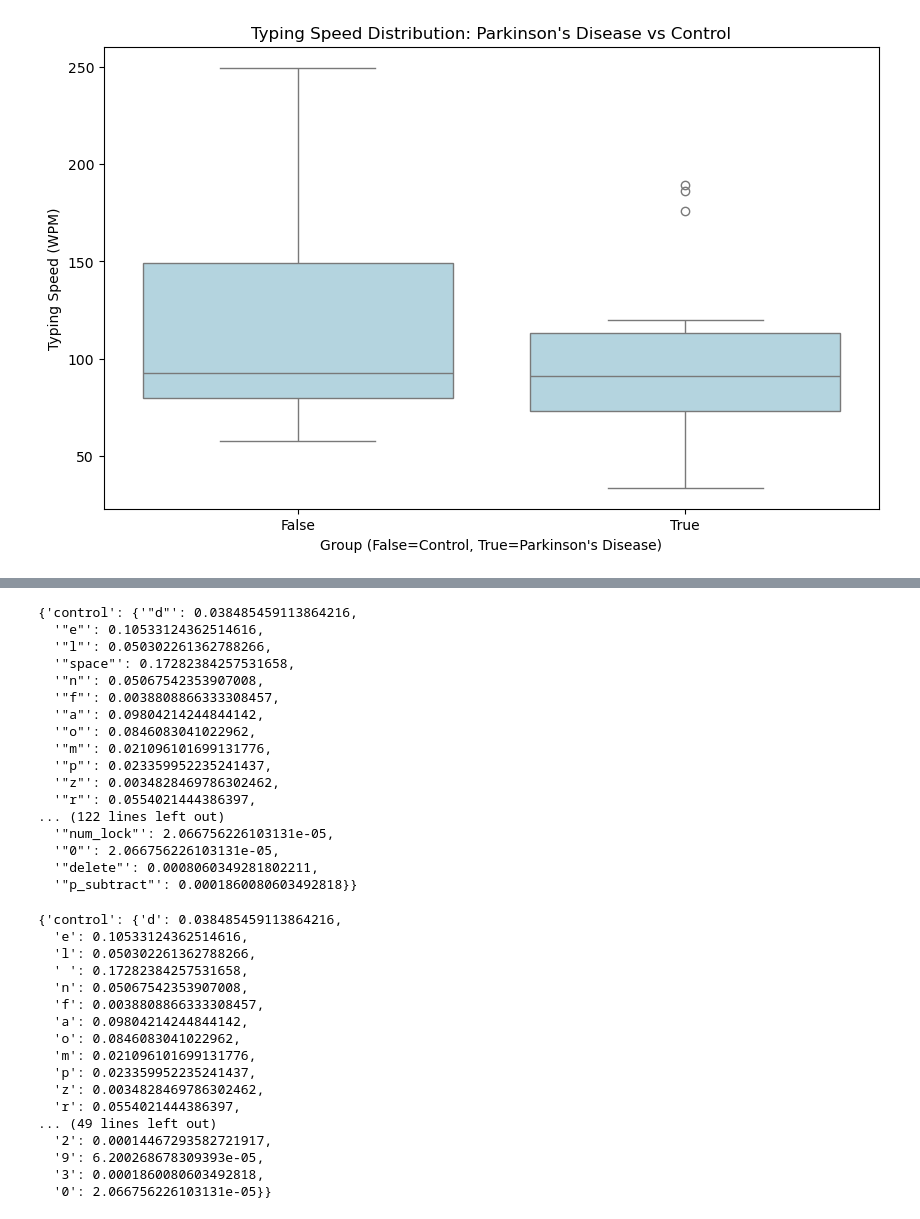
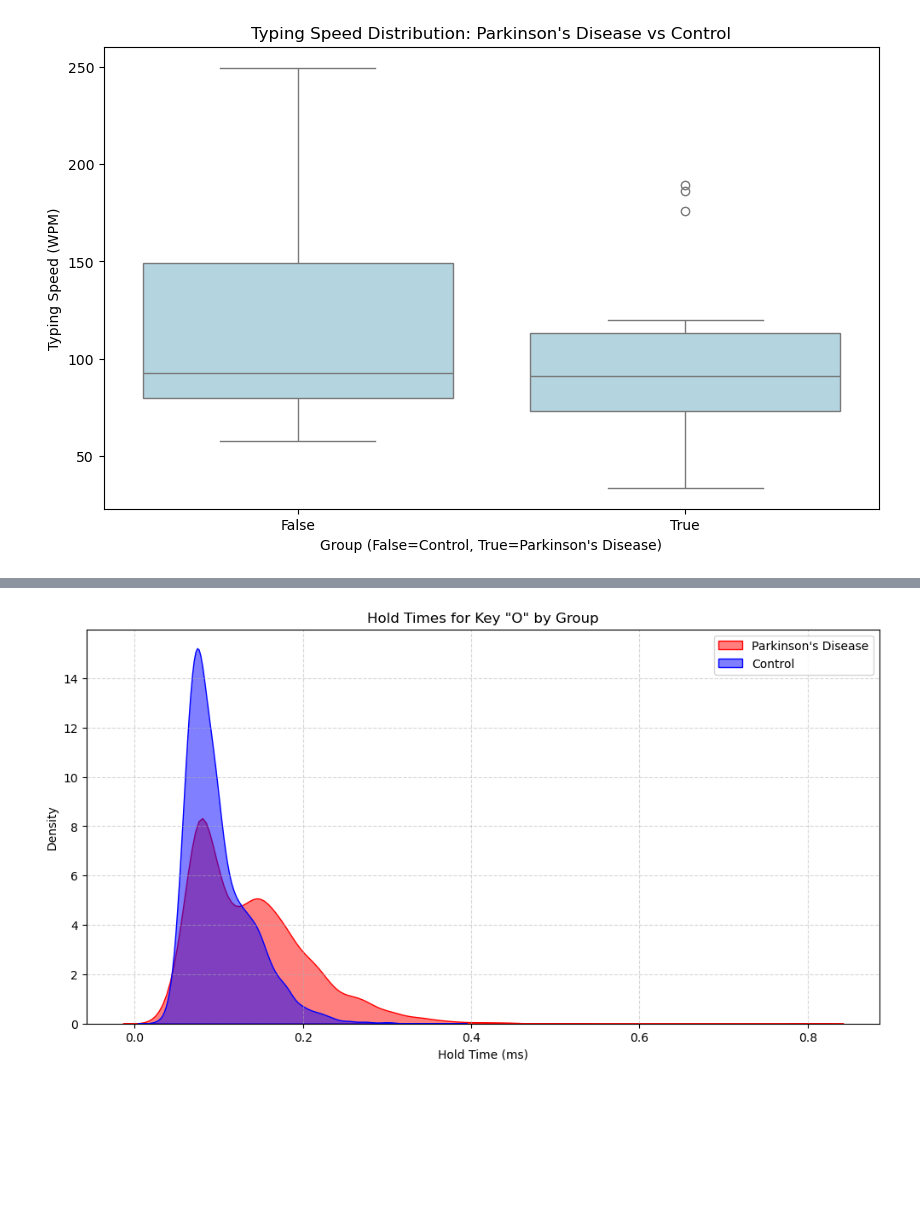
Before and after one commit to k1mittal/Keys-of-Parkinson-s-Patterns-and-Parkinson-s, a Jupyter notebook: analysis.ipynb, the cells around one changed output, grey strips where cells are left out. Cells and saved outputs as stored; diff of their text form; code cells hidden in the pictures; blank space fills up the shorter version.

```diff
--- a/analysis.ipynb
+++ b/analysis.ipynb
@@ -137,32 +59,0 @@ defaultdict(<class 'int'>, {'"a"': 8729, '"b"': 1418, '"i"': 3722, '"space"': 15
-# %%
-keyboard_data = {'control': {}, 'pd': {}}
-
-for group in ['control', 'pd']:
-    total_group_keys = len(all_data[group]['keys'])
-    group_freq = defaultdict(int)
-
-    for key in all_data[group]['keys']:
-        group_freq[key.lower()] += 1
-
-    # Convert to proportions
-    keyboard_data[group] = {k: v/total_group_keys for k, v in group_freq.items()}
-
-keyboard_data
-# %% [output]
-{'control': {'"d"': 0.038485459113864216,
-  '"e"': 0.10533124362514616,
-  '"l"': 0.050302261362788266,
-  '"space"': 0.17282384257531658,
-  '"n"': 0.05067542353907008,
-  '"f"': 0.0038808866333308457,
-  '"a"': 0.09804214244844142,
-  '"o"': 0.0846083041022962,
-  '"m"': 0.021096101699131776,
-  '"p"': 0.023359952235241437,
-  '"z"': 0.0034828469786302462,
-  '"r"': 0.0554021444386397,
-... (122 lines left out)
-  '"num_lock"': 2.066756226103131e-05,
-  '"0"': 2.066756226103131e-05,
-  '"delete"': 0.0008060349281802211,
-  '"p_subtract"': 0.0001860080603492818}}
@@ -191,20 +60,26 @@ with open('keyboard_data.json', 'w') as f:
-# %%
-keyboard_data
-# %% [output]
-{'control': {'d': 0.038485459113864216,
-  'e': 0.10533124362514616,
-  'l': 0.050302261362788266,
-  ' ': 0.17282384257531658,
-  'n': 0.05067542353907008,
-  'f': 0.0038808866333308457,
-  'a': 0.09804214244844142,
-  'o': 0.0846083041022962,
-  'm': 0.021096101699131776,
-  'p': 0.023359952235241437,
-  'z': 0.0034828469786302462,
-  'r': 0.0554021444386397,
-... (49 lines left out)
-  '2': 0.00014467293582721917,
-  '9': 6.200268678309393e-05,
-  '3': 0.0001860080603492818,
-  '0': 2.066756226103131e-05}}
+# %%
+# Hold times for the 'O' key
+plt.figure(figsize=(12, 6))
+sns.kdeplot(
+    hold_data['pd']['o'],
+    label='Parkinson\'s Disease',
+    color='red',
+    fill=True,
+    alpha=0.5
+)
+sns.kdeplot(
+    hold_data['control']['o'],
+    label='Control',
+    color='blue',
+    fill=True,
+    alpha=0.5
+)
+
+plt.grid(True, linestyle='--', alpha=0.5)
+plt.title('Hold Times for Key "O" by Group')
+plt.xlabel('Hold Time (ms)')
+plt.ylabel('Density')
+plt.legend()
+plt.show()
+# %% [output]
+[figure, added]
```
Also changed, not shown: parts of 5 cells of this notebook, 9 other files.
